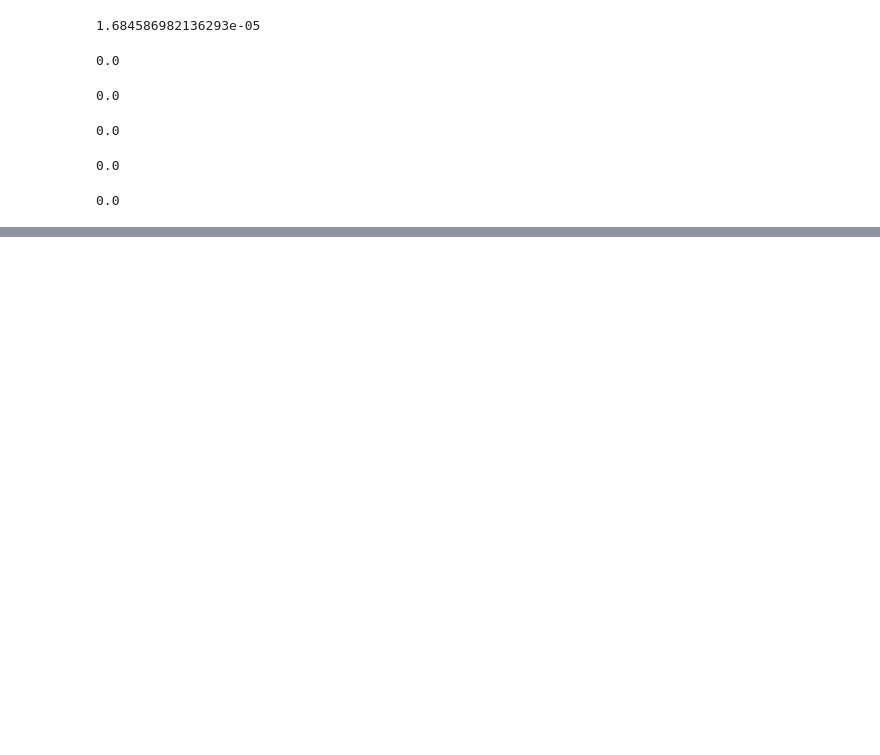
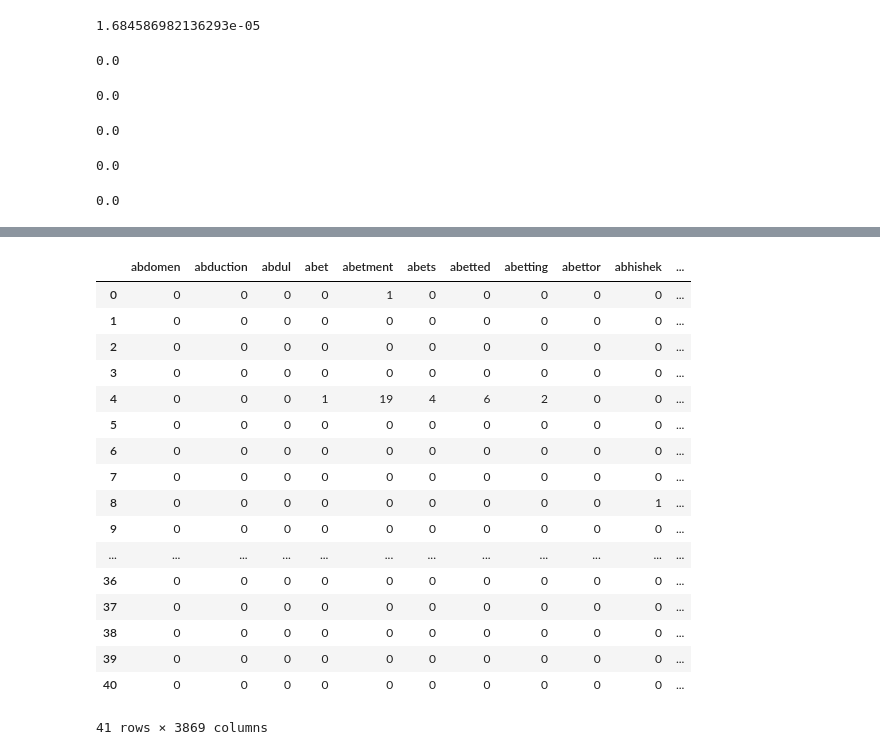
Before and after one commit to sks-07/Legal_AI, a Jupyter notebook: Legal_AI.ipynb, the cells around one changed output, grey strips where cells are left out. Drawn from its saved outputs; the diff is of its cells as text; code cells hidden in the pictures; blank space fills up the shorter version.

Commit message:
legal

```diff
--- a/Legal_AI.ipynb
+++ b/Legal_AI.ipynb
@@ -187,0 +241,6 @@ import os
+# %%
+f=open("check.txt",'a')
+for entry in entries:
+    file_content=open(path+entry).read()
+    f.write(file_content)
+f.close()
@@ -187,0 +392,27 @@ import os
+# %%
+vect = CountVectorizer(ngram_range=(1,1),stop_words='english')
+# %%
+doc=[re.sub("[^a-zA-Z]+"," ",s) for s in legal_content]
+# %%
+dtm=vect.fit_transform(doc)
+# %%
+pd.DataFrame(dtm.toarray(),columns=vect.get_feature_names())
+# %% [output]
+|  | abdomen | abduction | abdul | abet | abetment | abets | abetted | abetting | abettor | abhishek | ... |
+| 0 | 0 | 0 | 0 | 0 | 1 | 0 | 0 | 0 | 0 | 0 | ... |
+| 1 | 0 | 0 | 0 | 0 | 0 | 0 | 0 | 0 | 0 | 0 | ... |
+| 2 | 0 | 0 | 0 | 0 | 0 | 0 | 0 | 0 | 0 | 0 | ... |
+| 3 | 0 | 0 | 0 | 0 | 0 | 0 | 0 | 0 | 0 | 0 | ... |
+| 4 | 0 | 0 | 0 | 1 | 19 | 4 | 6 | 2 | 0 | 0 | ... |
+| 5 | 0 | 0 | 0 | 0 | 0 | 0 | 0 | 0 | 0 | 0 | ... |
+| 6 | 0 | 0 | 0 | 0 | 0 | 0 | 0 | 0 | 0 | 0 | ... |
+| 7 | 0 | 0 | 0 | 0 | 0 | 0 | 0 | 0 | 0 | 0 | ... |
+| 8 | 0 | 0 | 0 | 0 | 0 | 0 | 0 | 0 | 0 | 1 | ... |
+| 9 | 0 | 0 | 0 | 0 | 0 | 0 | 0 | 0 | 0 | 0 | ... |
+| ... | ... | ... | ... | ... | ... | ... | ... | ... | ... | ... | ... |
+| 36 | 0 | 0 | 0 | 0 | 0 | 0 | 0 | 0 | 0 | 0 | ... |
+| 37 | 0 | 0 | 0 | 0 | 0 | 0 | 0 | 0 | 0 | 0 | ... |
+| 38 | 0 | 0 | 0 | 0 | 0 | 0 | 0 | 0 | 0 | 0 | ... |
+| 39 | 0 | 0 | 0 | 0 | 0 | 0 | 0 | 0 | 0 | 0 | ... |
+| 40 | 0 | 0 | 0 | 0 | 0 | 0 | 0 | 0 | 0 | 0 | ... |
+41 rows × 3869 columns
```
Also changed, not shown: parts of 32 cells of this notebook, 54 other files.
